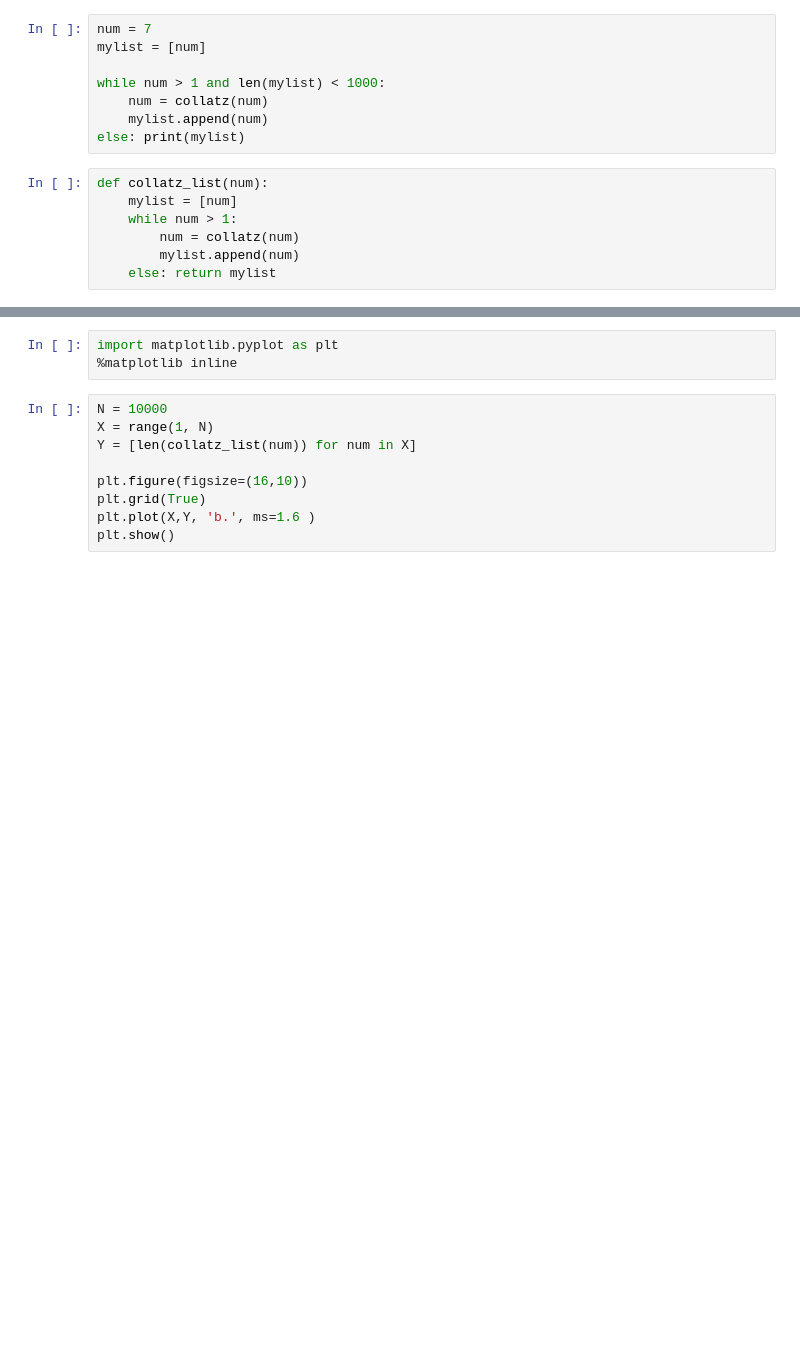
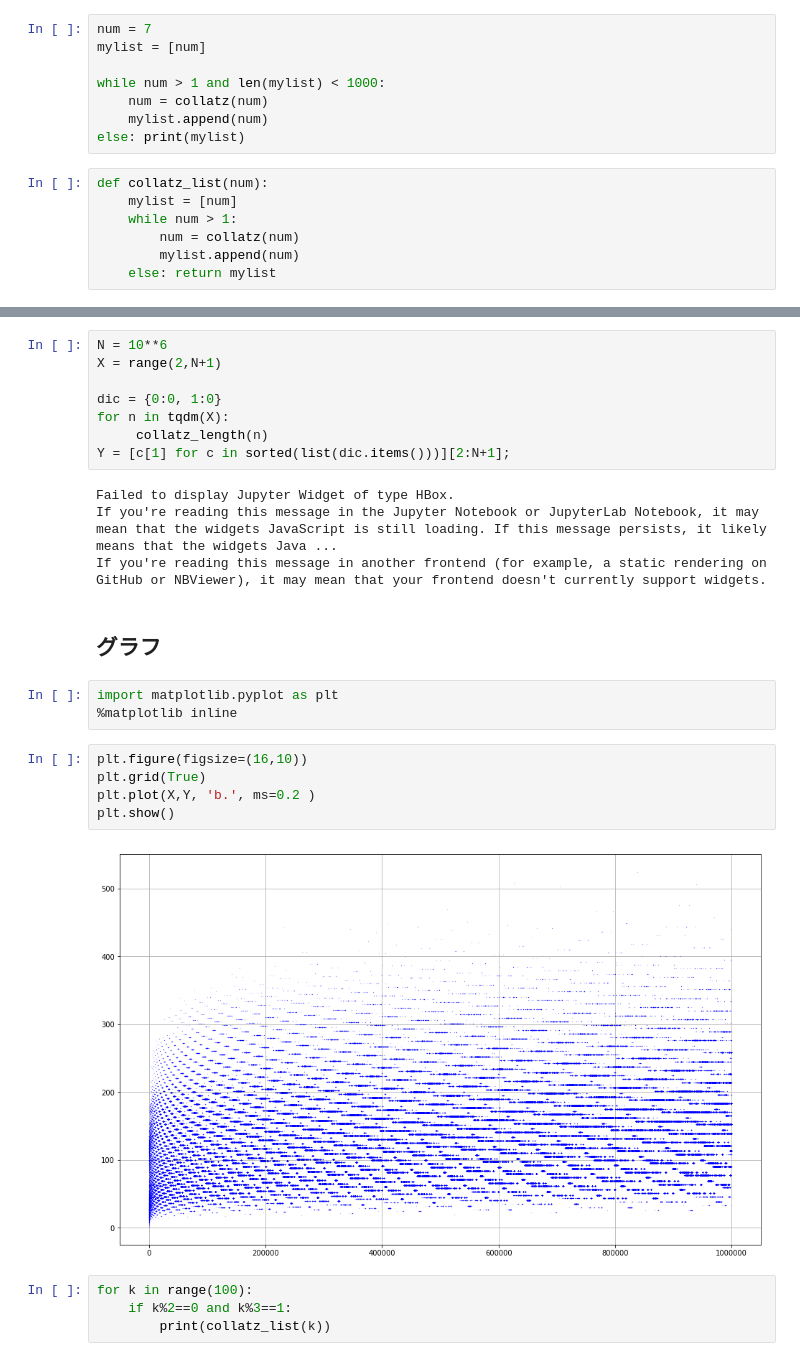
Before and after one commit to yamryo/notebooks, a Jupyter notebook: lecture/Collatz problem.ipynb, the cells around one changed output, grey strips where cells are left out. Cells and saved outputs as stored; diff of their text form; blank space fills up the shorter version.

```diff
--- a/lecture/Collatz problem.ipynb
+++ b/lecture/Collatz problem.ipynb
@@ -38,12 +54,28 @@ max(mylist),len(mylist)
+# %%
+N = 10**6
+X = range(2,N+1)
+
+dic = {0:0, 1:0}
+for n in tqdm(X):
+     collatz_length(n)
+Y = [c[1] for c in sorted(list(dic.items()))][2:N+1];
+# %% [output]
+Failed to display Jupyter Widget of type HBox.
+If you're reading this message in the Jupyter Notebook or JupyterLab Notebook, it may mean that the widgets JavaScript is still loading. If this message persists, it likely means that the widgets Java ...
+If you're reading this message in another frontend (for example, a static rendering on GitHub or NBViewer), it may mean that your frontend doesn't currently support widgets.
+# %% [markdown]
+## グラフ
 # %%
 import matplotlib.pyplot as plt
 %matplotlib inline
 # %%
-N = 10000
-X = range(1, N)
-Y = [len(collatz_list(num)) for num in X]
-
 plt.figure(figsize=(16,10))
 plt.grid(True)
-plt.plot(X,Y, 'b.', ms=1.6 )
+plt.plot(X,Y, 'b.', ms=0.2 )
 plt.show()
+# %% [output]
+[figure, added]
+# %%
+for k in range(100):
+    if k%2==0 and k%3==1:
+        print(collatz_list(k))
```
Also changed, not shown: parts of 9 cells of this notebook, 11 other files.
